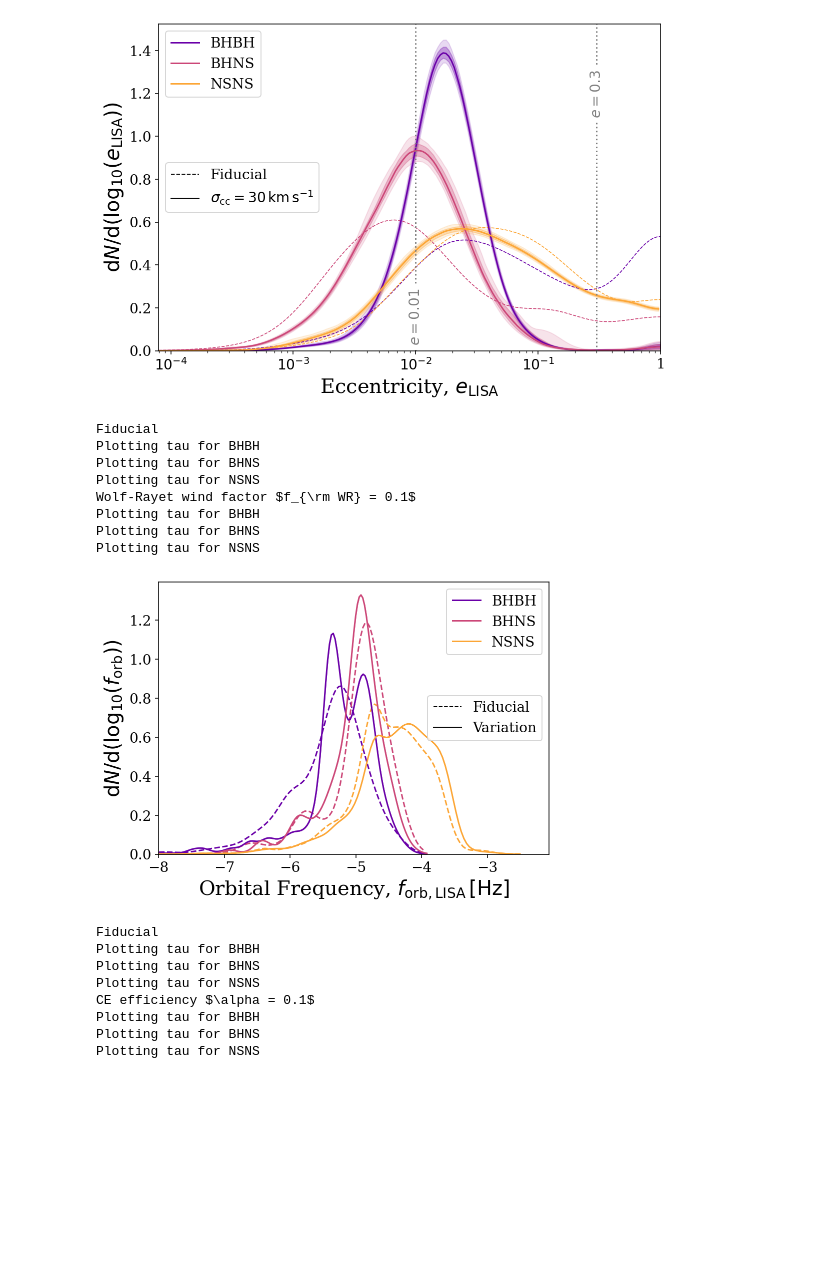
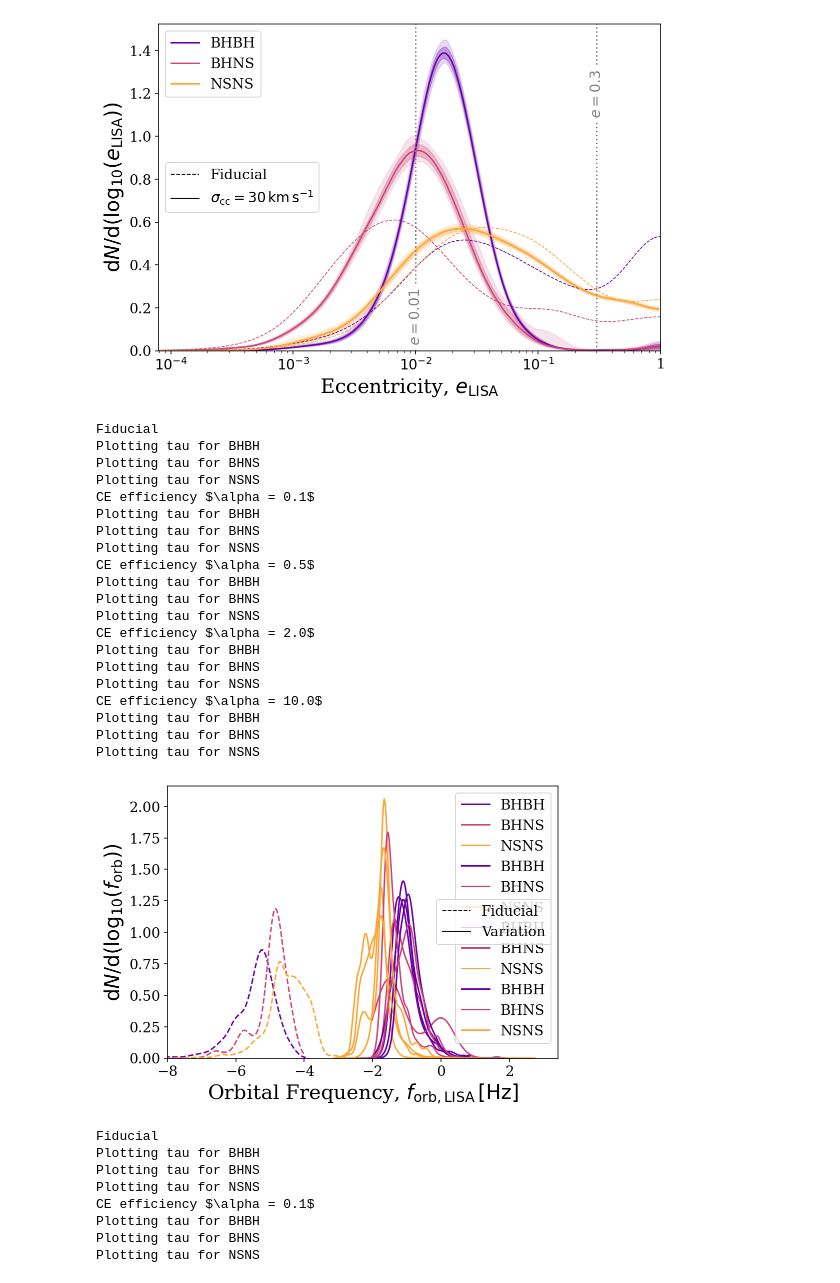
Before and after one commit to TomWagg/detecting-DCOs-in-LISA, a Jupyter notebook: paper/figure_notebooks/variations.ipynb, the cells around one changed output. Drawn from its saved outputs; the diff is of its cells as text; code cells hidden in the pictures; blank space fills up the shorter version.

```diff
--- a/paper/figure_notebooks/variations.ipynb
+++ b/paper/figure_notebooks/variations.ipynb
@@ -380,7 +243,7 @@ lw = 4
 
 bootstraps = None
 
-for model, style in [(0, "--"), (18, "-")]:
+for model, style in [(0, "--"), (6, "-"), (7, "-"), (8, "-"), (9, "-")]:
     print(variations[model]["long"])
     if model == 0:
         bootstraps = None
@@ -401,7 +264,7 @@ for model, style in [(0, "--"), (18, "-")]:
 
 
             if bootstraps is not None:
-                ax = boots.bootstrapped_kde(np.log10(f_orb_LISA.value), data["weight"], data["seed"],
+                ax = boots.bootstrapped_kde(np.log10(data["a_DCO"]), data["weight"], data["seed"],
                                             ax=ax, color=dco_colours[dco_type], label=dco_type,
                                             bootstraps=bootstraps)
             else:
@@ -421,35 +284,47 @@ ax.set_xlim(left=-8)
 # ax.xaxis.set_minor_locator(FixedLocator(get_log_ticks(*ax.get_xlim())))
 
 ax.set_ylabel(r"$\mathrm{d}N / \mathrm{d}(\log_{10} (f_{\rm orb}))$")
 
 
 first_legend = plt.legend(loc='upper right', fontsize=0.7 * fs)
 ax.add_artist(first_legend)
 
 # Create another legend for the second line.
 custom_lines = [Line2D([0], [0], color="black", lw=1, linestyle="--"),
                 Line2D([0], [0], color="black", lw=1)]
 ax.legend(handles=custom_lines, labels=["Fiducial", "Variation"],
           loc='center right', fontsize=0.7*fs)
 
 ax.tick_params(labelsize=0.7*fs)
 ax.xaxis.label.set_fontsize(fs)
 
 ax.set_ylim(bottom=0.0)
 
 # plt.savefig("../figures/mBH_rapid_variation.pdf", format="pdf", bbox_inches="tight")
 
 plt.show()
 # %% [output]
 Fiducial
 Plotting tau for BHBH
 Plotting tau for BHNS
 Plotting tau for NSNS
-Wolf-Rayet wind factor $f_{\rm WR} = 0.1$
+CE efficiency $\alpha = 0.1$
 Plotting tau for BHBH
 Plotting tau for BHNS
 Plotting tau for NSNS
+CE efficiency $\alpha = 0.5$
+Plotting tau for BHBH
+Plotting tau for BHNS
+Plotting tau for NSNS
+CE efficiency $\alpha = 2.0$
+Plotting tau for BHBH
+Plotting tau for BHNS
+Plotting tau for NSNS
+CE efficiency $\alpha = 10.0$
+Plotting tau for BHBH
+Plotting tau for BHNS
+Plotting tau for NSNS
-[figure, old version]
+[figure, new version]
 # %%
 fig, ax = plt.subplots(figsize=(7, 5))
 lw = 4
```
Also changed, not shown: parts of 17 cells of this notebook, 5 other files.
